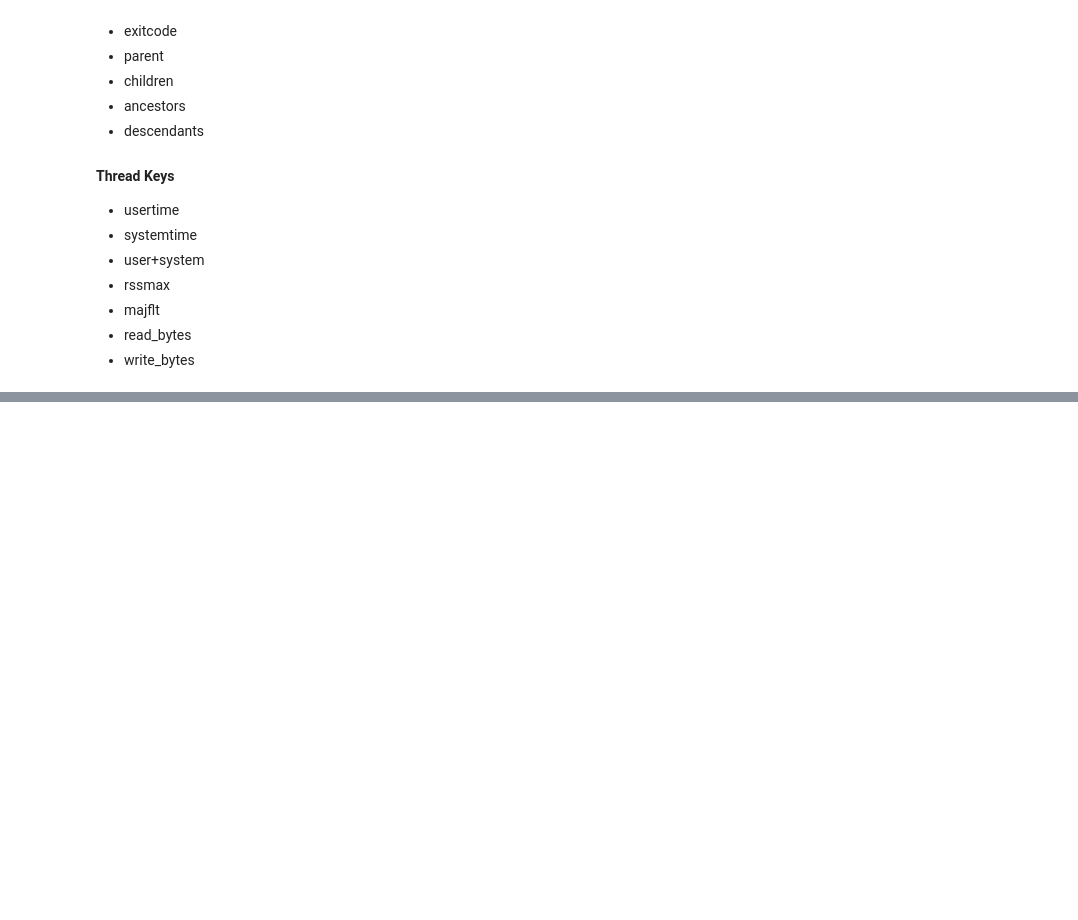
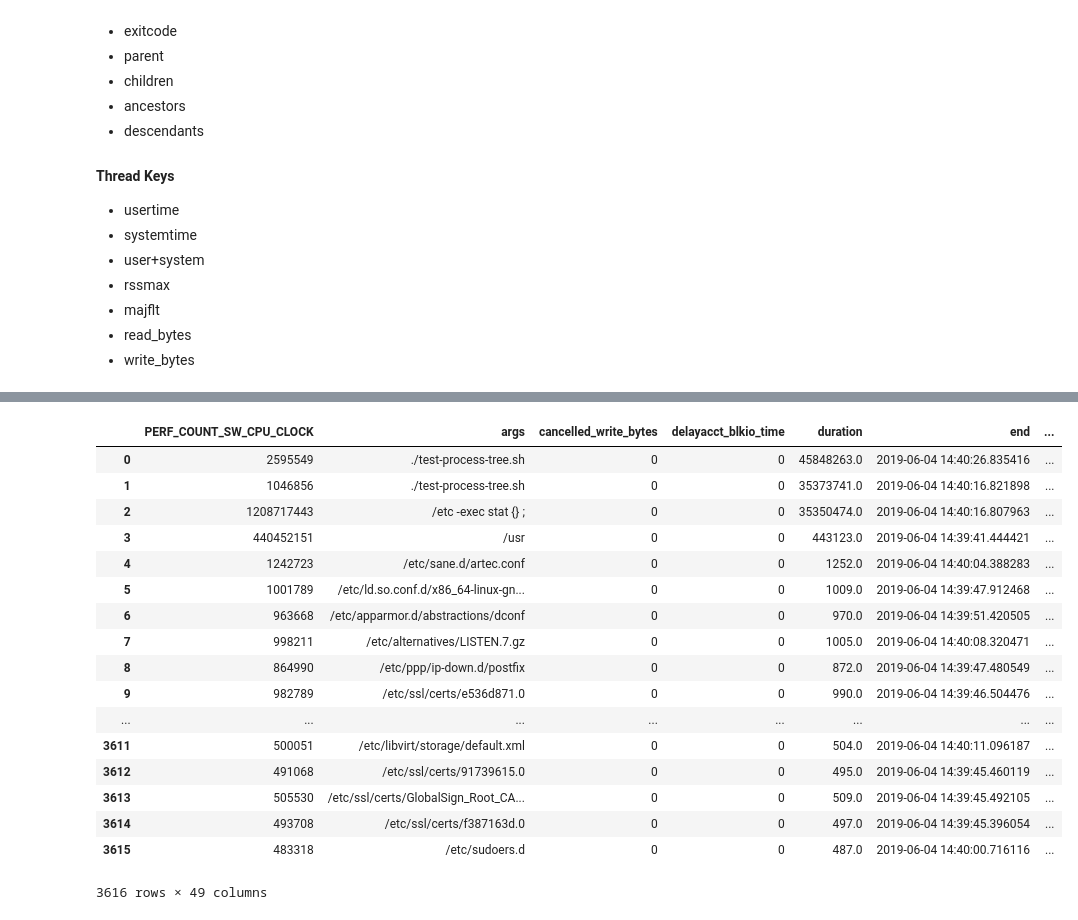
Before and after one commit to ilaflott/epmt, a Jupyter notebook: Query-API.ipynb, the cells around one changed output, grey strips where cells are left out. Saved outputs shown, nothing was run; the diff lists cells and outputs as text; code cells hidden in the pictures; blank space fills up the shorter version.

```diff
--- a/Query-API.ipynb
+++ b/Query-API.ipynb
@@ -175,0 +219,27 @@ Below are some of the most useful keys in no particular order:
+# %%
+# now get the processes that are part of this job, let's sort them by the inclusive time
+# we need to pass in the job id to restrict the query to a particular job
+# the inclusive_cpu_time sums all the cpu times of the process and its dependents
+# in this case you can see that after the top-level 'bash', the 'find' with the
+# -exec stat shows up
+procs = eq.get_procs(['18431'], order = 'desc(p.inclusive_cpu_time)', fmt='pandas')
+procs
+# %% [output]
+|  | PERF_COUNT_SW_CPU_CLOCK | args | cancelled_write_bytes | delayacct_blkio_time | duration | end | ... |
+| 0 | 2595549 | ./test-process-tree.sh | 0 | 0 | 45848263.0 | 2019-06-04 14:40:26.835416 | ... |
+| 1 | 1046856 | ./test-process-tree.sh | 0 | 0 | 35373741.0 | 2019-06-04 14:40:16.821898 | ... |
+| 2 | 1208717443 | /etc -exec stat {} ; | 0 | 0 | 35350474.0 | 2019-06-04 14:40:16.807963 | ... |
+| 3 | 440452151 | /usr | 0 | 0 | 443123.0 | 2019-06-04 14:39:41.444421 | ... |
+| 4 | 1242723 | /etc/sane.d/artec.conf | 0 | 0 | 1252.0 | 2019-06-04 14:40:04.388283 | ... |
+| 5 | 1001789 | /etc/ld.so.conf.d/x86_64-linux-gn... | 0 | 0 | 1009.0 | 2019-06-04 14:39:47.912468 | ... |
+| 6 | 963668 | /etc/apparmor.d/abstractions/dconf | 0 | 0 | 970.0 | 2019-06-04 14:39:51.420505 | ... |
+| 7 | 998211 | /etc/alternatives/LISTEN.7.gz | 0 | 0 | 1005.0 | 2019-06-04 14:40:08.320471 | ... |
+| 8 | 864990 | /etc/ppp/ip-down.d/postfix | 0 | 0 | 872.0 | 2019-06-04 14:39:47.480549 | ... |
+| 9 | 982789 | /etc/ssl/certs/e536d871.0 | 0 | 0 | 990.0 | 2019-06-04 14:39:46.504476 | ... |
+| ... | ... | ... | ... | ... | ... | ... | ... |
+| 3611 | 500051 | /etc/libvirt/storage/default.xml | 0 | 0 | 504.0 | 2019-06-04 14:40:11.096187 | ... |
+| 3612 | 491068 | /etc/ssl/certs/91739615.0 | 0 | 0 | 495.0 | 2019-06-04 14:39:45.460119 | ... |
+| 3613 | 505530 | /etc/ssl/certs/GlobalSign_Root_CA... | 0 | 0 | 509.0 | 2019-06-04 14:39:45.492105 | ... |
+| 3614 | 493708 | /etc/ssl/certs/f387163d.0 | 0 | 0 | 497.0 | 2019-06-04 14:39:45.396054 | ... |
+| 3615 | 483318 | /etc/sudoers.d | 0 | 0 | 487.0 | 2019-06-04 14:40:00.716116 | ... |
+3616 rows × 49 columns
```
Also changed, not shown: parts of 12 cells of this notebook.
